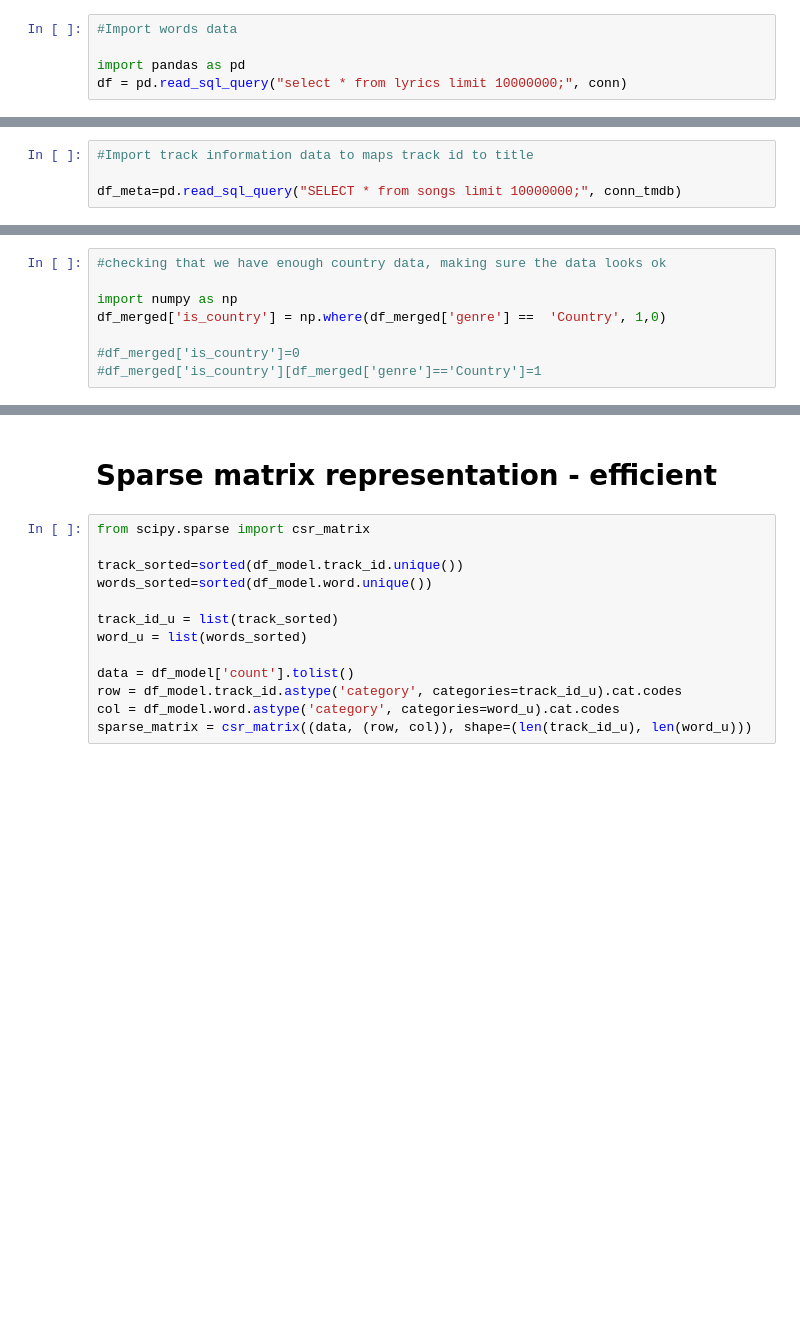
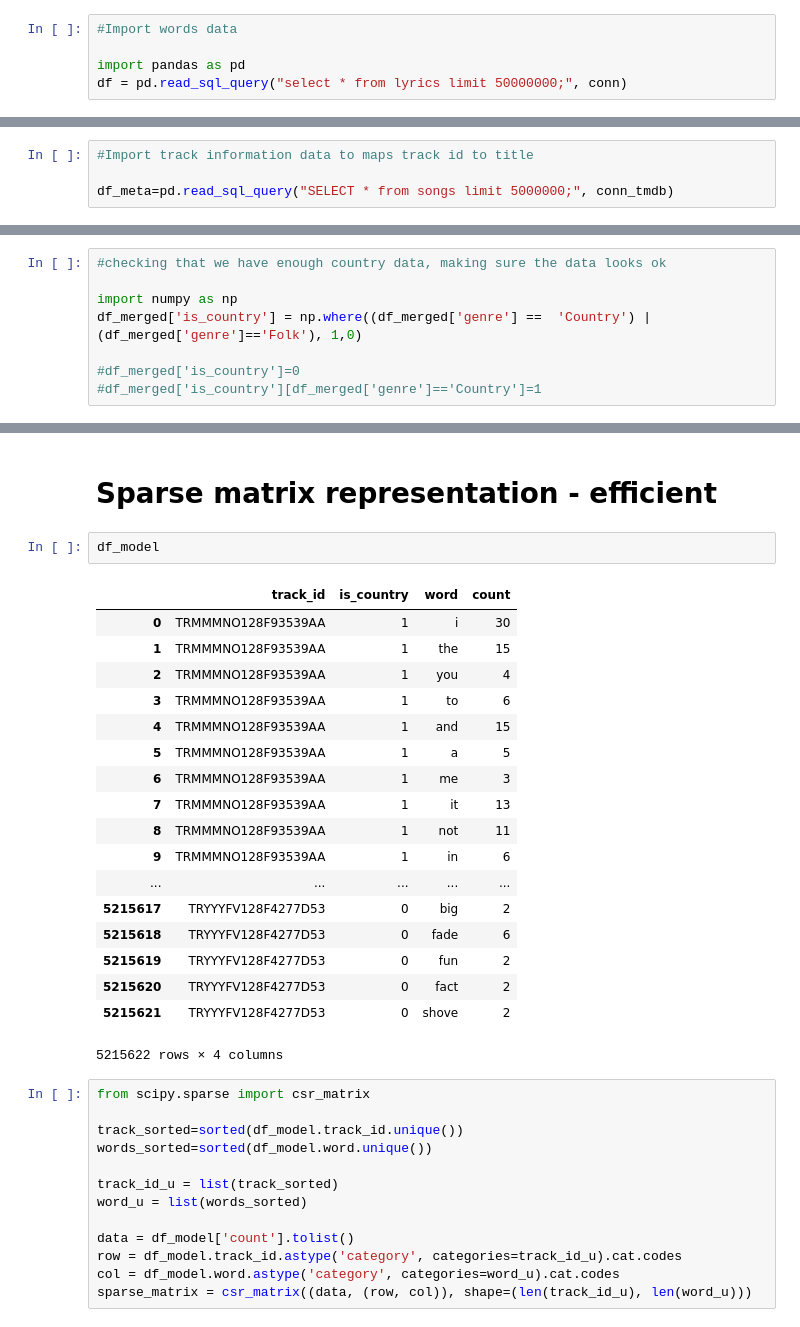
Before and after one commit to bacumin/country_music, a Jupyter notebook: Lyrics+prelim+analysis.ipynb, the cells around one changed output, grey strips where cells are left out. Saved outputs shown, nothing was run; the diff lists cells and outputs as text; blank space fills up the shorter version.

```diff
--- a/Lyrics+prelim+analysis.ipynb
+++ b/Lyrics+prelim+analysis.ipynb
@@ -65,7 +47,7 @@ res.fetchall()
 #Import words data
 
 import pandas as pd
-df = pd.read_sql_query("select * from lyrics limit 10000000;", conn)
+df = pd.read_sql_query("select * from lyrics limit 50000000;", conn)
 # %%
 print(df.shape)
 print(df.tail())
@@ -82,7 +64,7 @@ print(len(df['word'].value_counts()))
 # %%
 #Import track information data to maps track id to title
 
-df_meta=pd.read_sql_query("SELECT * from songs limit 10000000;", conn_tmdb)
+df_meta=pd.read_sql_query("SELECT * from songs limit 5000000;", conn_tmdb)
 # %%
 print(df_meta.shape)
 print(df_meta.tail(1))
@@ -180,7 +127,7 @@ print(df_merged.head(1))
 #checking that we have enough country data, making sure the data looks ok
 
 import numpy as np
-df_merged['is_country'] = np.where(df_merged['genre'] ==  'Country', 1,0)
+df_merged['is_country'] = np.where((df_merged['genre'] ==  'Country') | (df_merged['genre']=='Folk'), 1,0)
 
 #df_merged['is_country']=0
 #df_merged['is_country'][df_merged['genre']=='Country']=1
@@ -228,6 +175,27 @@ df_merged2=df_merged[df_merged.genre!='Pop_Rock']
 df_model=df_merged[['track_id', 'is_country', 'word', 'count']]
 # %% [markdown]
 # Sparse matrix representation - efficient
+# %%
+df_model
+# %% [output]
+|  | track_id | is_country | word | count |
+| 0 | TRMMMNO128F93539AA | 1 | i | 30 |
+| 1 | TRMMMNO128F93539AA | 1 | the | 15 |
+| 2 | TRMMMNO128F93539AA | 1 | you | 4 |
+| 3 | TRMMMNO128F93539AA | 1 | to | 6 |
+| 4 | TRMMMNO128F93539AA | 1 | and | 15 |
+| 5 | TRMMMNO128F93539AA | 1 | a | 5 |
+| 6 | TRMMMNO128F93539AA | 1 | me | 3 |
+| 7 | TRMMMNO128F93539AA | 1 | it | 13 |
+| 8 | TRMMMNO128F93539AA | 1 | not | 11 |
+| 9 | TRMMMNO128F93539AA | 1 | in | 6 |
+| ... | ... | ... | ... | ... |
+| 5215617 | TRYYYFV128F4277D53 | 0 | big | 2 |
+| 5215618 | TRYYYFV128F4277D53 | 0 | fade | 6 |
+| 5215619 | TRYYYFV128F4277D53 | 0 | fun | 2 |
+| 5215620 | TRYYYFV128F4277D53 | 0 | fact | 2 |
+| 5215621 | TRYYYFV128F4277D53 | 0 | shove | 2 |
+5215622 rows × 4 columns
 # %%
 from scipy.sparse import csr_matrix
 
```
Also changed, not shown: parts of 62 cells of this notebook, 1 other file.
